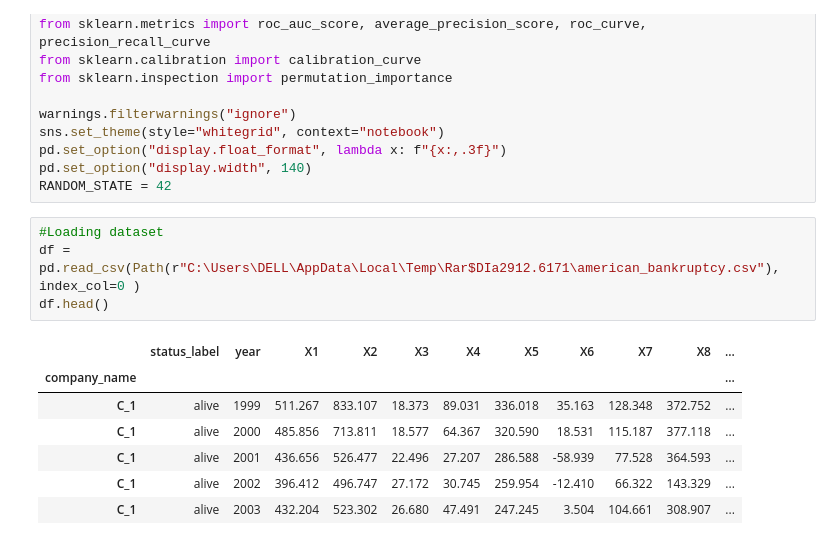
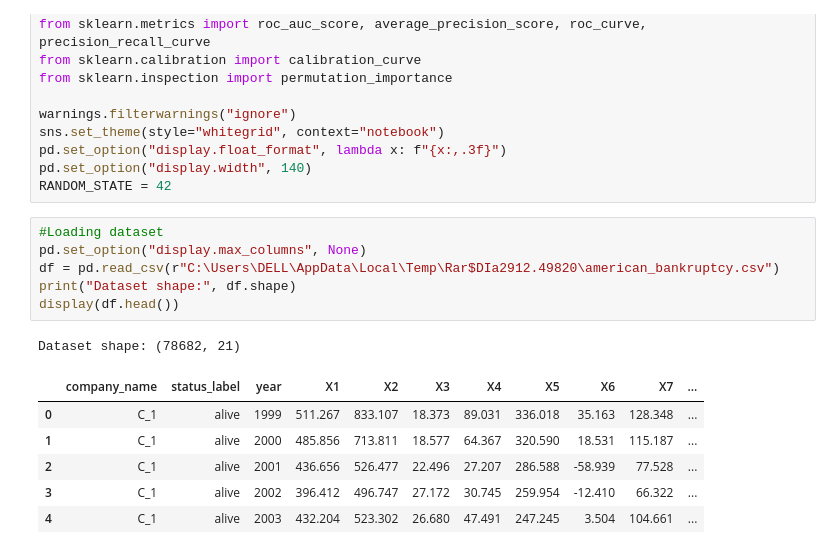
Before and after one commit to ROBALLKIRWA/american_bankruptcy_prediction1, a Jupyter notebook: American_bankruptcy_prediction.ipynb, the cells around one changed output. Drawn from its saved outputs; the diff is of its cells as text.

```diff
--- a/American_bankruptcy_prediction.ipynb
+++ b/American_bankruptcy_prediction.ipynb
@@ -117,13 +117,15 @@ pd.set_option("display.width", 140)
 RANDOM_STATE = 42
 # %%
 #Loading dataset
-df = pd.read_csv(Path(r"C:\Users\DELL\AppData\Local\Temp\Rar$DIa2912.6171\american_bankruptcy.csv"), index_col=0	)
-df.head()
+pd.set_option("display.max_columns", None)
+df = pd.read_csv(r"C:\Users\DELL\AppData\Local\Temp\Rar$DIa2912.49820\american_bankruptcy.csv")
+print("Dataset shape:", df.shape)
+display(df.head())
 # %% [output]
+Dataset shape: (78682, 21)
-|  | status_label | year | X1 | X2 | X3 | X4 | X5 | X6 | X7 | X8 | ... |
-| company_name |  |  |  |  |  |  |  |  |  |  | ... |
-| C_1 | alive | 1999 | 511.267 | 833.107 | 18.373 | 89.031 | 336.018 | 35.163 | 128.348 | 372.752 | ... |
-| C_1 | alive | 2000 | 485.856 | 713.811 | 18.577 | 64.367 | 320.590 | 18.531 | 115.187 | 377.118 | ... |
-| C_1 | alive | 2001 | 436.656 | 526.477 | 22.496 | 27.207 | 286.588 | -58.939 | 77.528 | 364.593 | ... |
-| C_1 | alive | 2002 | 396.412 | 496.747 | 27.172 | 30.745 | 259.954 | -12.410 | 66.322 | 143.329 | ... |
-| C_1 | alive | 2003 | 432.204 | 523.302 | 26.680 | 47.491 | 247.245 | 3.504 | 104.661 | 308.907 | ... |
+|  | company_name | status_label | year | X1 | X2 | X3 | X4 | X5 | X6 | X7 | ... |
+| 0 | C_1 | alive | 1999 | 511.267 | 833.107 | 18.373 | 89.031 | 336.018 | 35.163 | 128.348 | ... |
+| 1 | C_1 | alive | 2000 | 485.856 | 713.811 | 18.577 | 64.367 | 320.590 | 18.531 | 115.187 | ... |
+| 2 | C_1 | alive | 2001 | 436.656 | 526.477 | 22.496 | 27.207 | 286.588 | -58.939 | 77.528 | ... |
+| 3 | C_1 | alive | 2002 | 396.412 | 496.747 | 27.172 | 30.745 | 259.954 | -12.410 | 66.322 | ... |
+| 4 | C_1 | alive | 2003 | 432.204 | 523.302 | 26.680 | 47.491 | 247.245 | 3.504 | 104.661 | ... |
```
Also changed, not shown: parts of 9 cells of this notebook, 1 other file.
